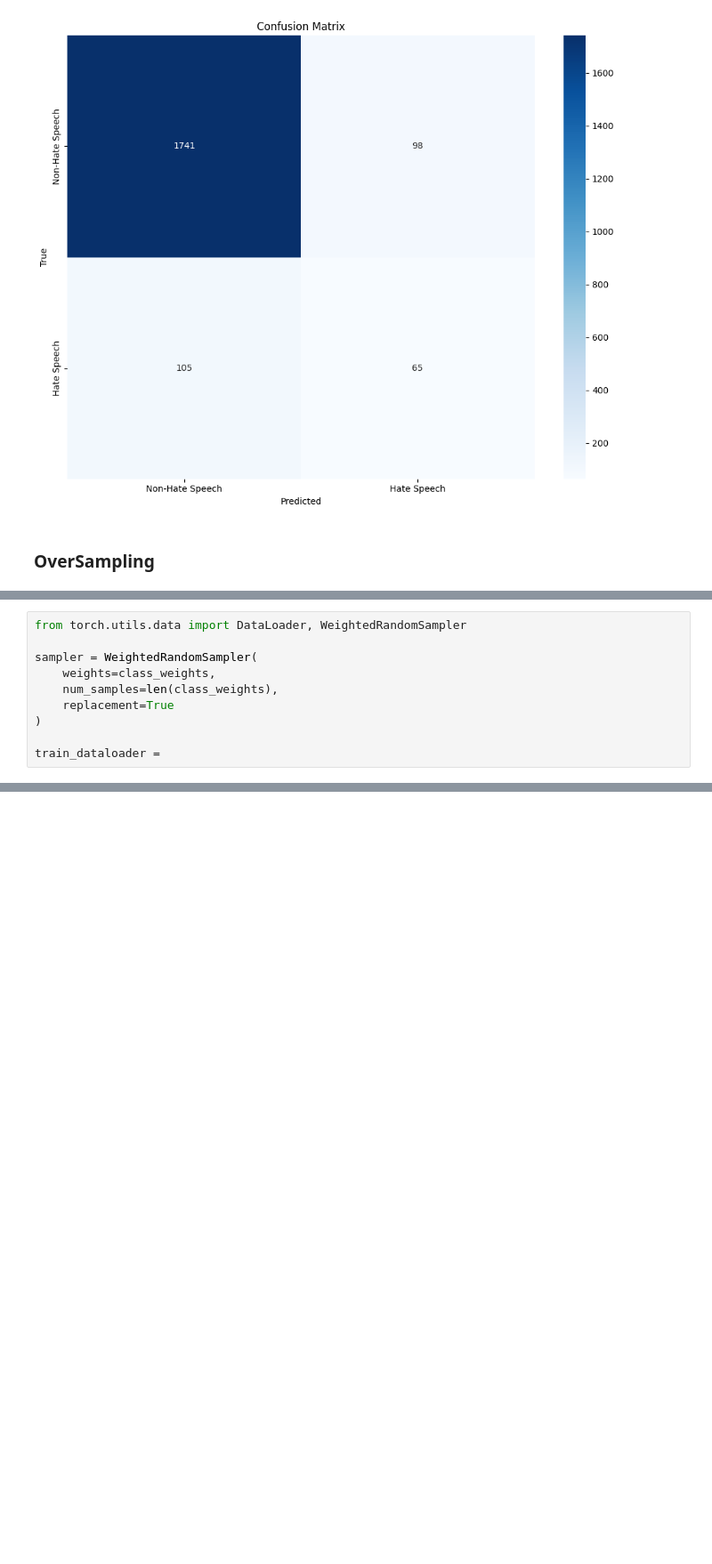
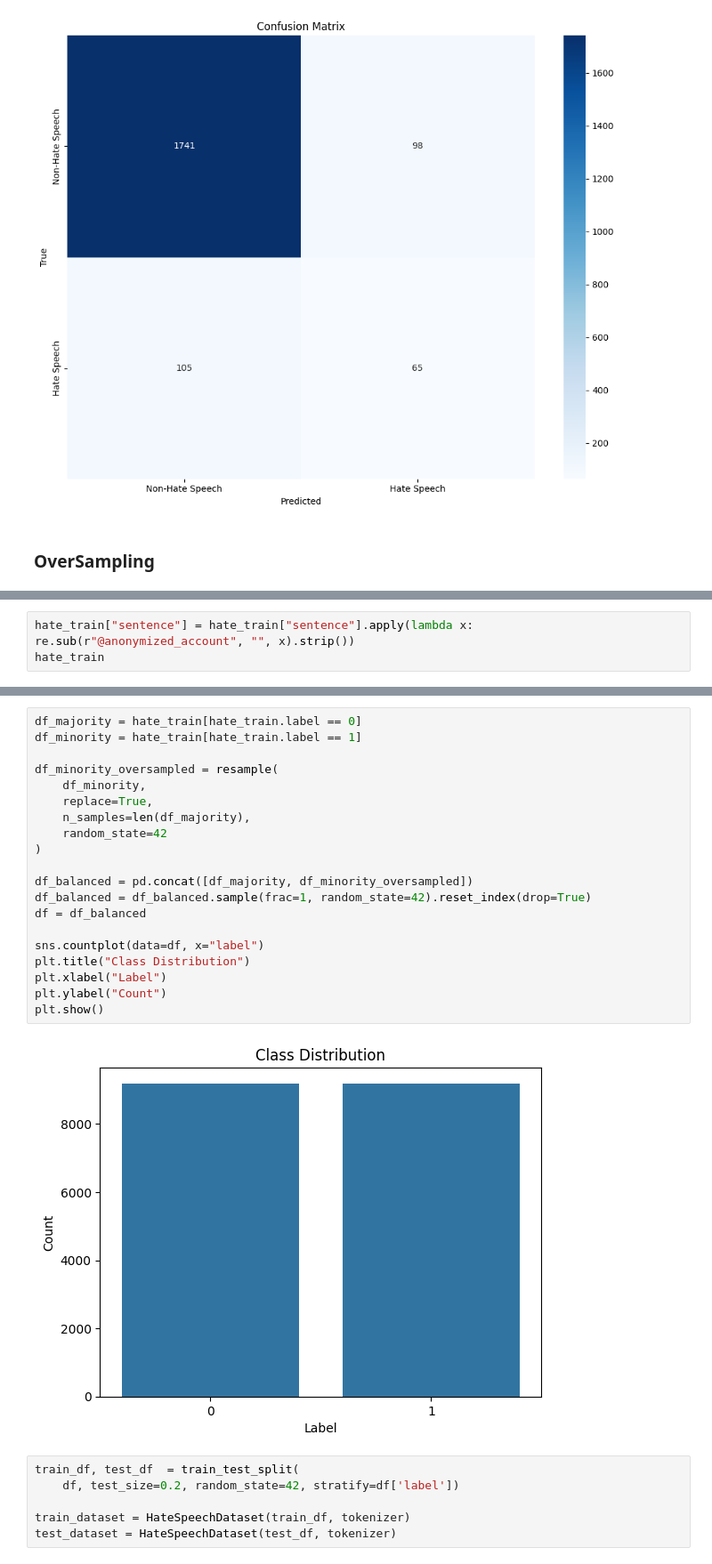
Before and after one commit to psiku/PW--SSNE, a Jupyter notebook: miniprojekt_5-modele_językowe/hate_recognition.ipynb, the cells around one changed output, grey strips where cells are left out. Shown at 89% size. Saved outputs shown, nothing was run; the diff lists cells and outputs as text; blank space fills up the shorter version.

```diff
--- a/miniprojekt_5-modele_językowe/hate_recognition.ipynb
+++ b/miniprojekt_5-modele_językowe/hate_recognition.ipynb
@@ -515,10 +517,3 @@ epoch                    : 20.0000
 # %%
-from torch.utils.data import DataLoader, WeightedRandomSampler
-
-sampler = WeightedRandomSampler(
-    weights=class_weights,
-    num_samples=len(class_weights),
-    replacement=True
-)
-
-train_dataloader =
+hate_train["sentence"] = hate_train["sentence"].apply(lambda x: re.sub(r"@anonymized_account", "", x).strip())
+hate_train
@@ -524,0 +534,28 @@ train_dataloader =
+# %%
+df_majority = hate_train[hate_train.label == 0]
+df_minority = hate_train[hate_train.label == 1]
+
+df_minority_oversampled = resample(
+    df_minority,
+    replace=True,
+    n_samples=len(df_majority),
+    random_state=42
+)
+
+df_balanced = pd.concat([df_majority, df_minority_oversampled])
+df_balanced = df_balanced.sample(frac=1, random_state=42).reset_index(drop=True)
+df = df_balanced
+
+sns.countplot(data=df, x="label")
+plt.title("Class Distribution")
+plt.xlabel("Label")
+plt.ylabel("Count")
+plt.show()
+# %% [output]
+[figure, added]
+# %%
+train_df, test_df  = train_test_split(
+    df, test_size=0.2, random_state=42, stratify=df['label'])
+
+train_dataset = HateSpeechDataset(train_df, tokenizer)
+test_dataset = HateSpeechDataset(test_df, tokenizer)
```
Also changed, not shown: parts of 7 cells of this notebook.
